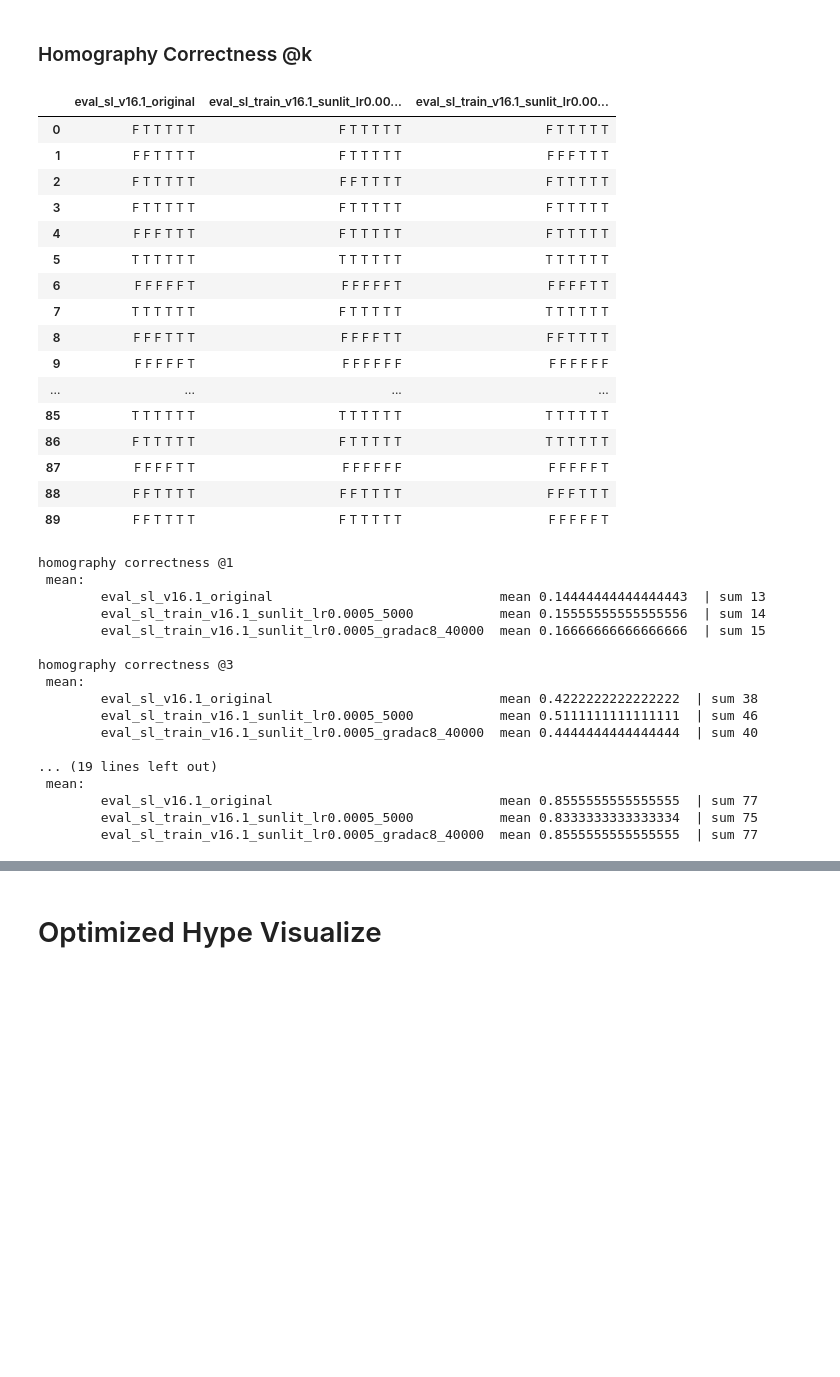
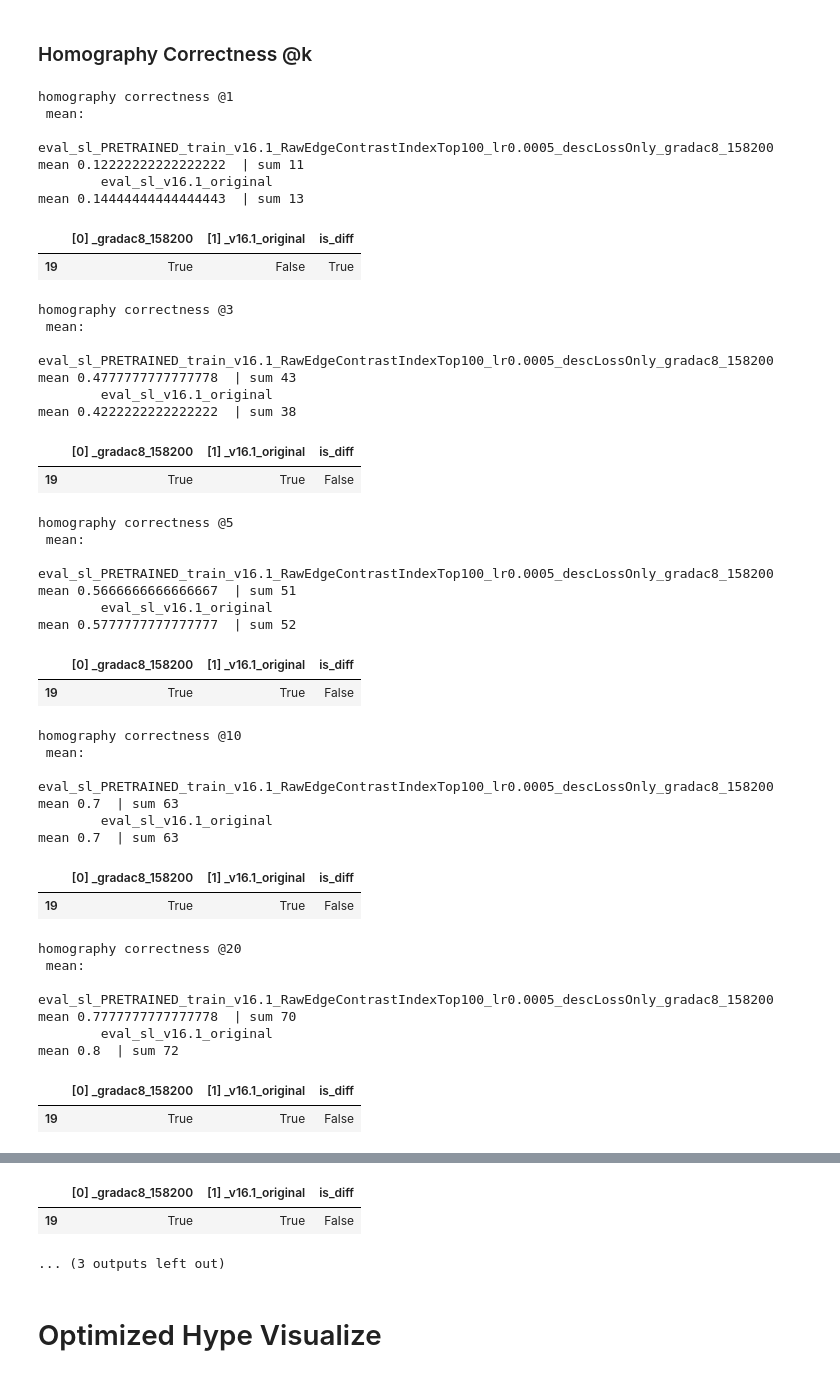
Before and after one commit to NontawatWuttikam/pytorch-superpoint, a Jupyter notebook: proxyopt_notebook/Analyze_Evaluations.ipynb, the cells around one changed output, grey strips where cells are left out. Drawn from its saved outputs; the diff is of its cells as text; code cells hidden in the pictures; blank space fills up the shorter version.

```diff
--- a/proxyopt_notebook/Analyze_Evaluations.ipynb
+++ b/proxyopt_notebook/Analyze_Evaluations.ipynb
@@ -19,9 +19,8 @@ pd.set_option('display.max_rows', 500)
 ### Specify Evaluation Directories
 # %%
 eval_log_dirs = [
+    "logs/eval_sl_PRETRAINED_train_v16.1_RawEdgeContrastIndexTop100_lr0.0005_descLossOnly_gradac8_158200",
     "logs/eval_sl_v16.1_original",
-    "logs/eval_sl_train_v16.1_sunlit_lr0.0005_5000",
-    "logs/eval_sl_train_v16.1_sunlit_lr0.0005_gradac8_40000"
 ]
 # %%
 objects = {}
@@ -109,69 +107,65 @@ def show_homography_correctness(obj, only_diff = False, row_id_to_filter = None,
         df["is_diff"] = (total.sum(axis = 0) < total.shape[0]) & (total.sum(axis = 0) > 0)
         if row_id_to_filter is not None:
             df = df.loc[row_id_to_filter]
         if only_diff:
             df = df[df["is_diff"] == True]
         print()
         if not single_table:
             display(df)
 
     if plot_image and row_id_to_filter is None:
         warnings.warn("Image will not be plotted, row_id_to_filter is None, plotting all images will slow down the notebook")
     if plot_image and row_id_to_filter is not None:
         for index, row in df.iterrows():
             print(f"pair {index}")
             for d in eval_log_dirs:
                 base_path = Path(d) / "predictions"
                 if plot == "matching":
                     image_filepath = base_path / "matching" / f"{index}m.png"
                 if plot == "warping":
                     image_filepath = base_path / "warping" / f"{index}.png"
                 image_image = cv2.imread(str(image_filepath))
                 plt.imshow(image_image[:,:,::-1])
                 plt.xlabel(f"\t{os.path.basename(d)}")
                 plt.show()
             print("")
 
 only_diff = False
-# row_id_to_filter =  [7]
-row_id_to_filter = None
-plot_image = False
-single_table = True
-plot = "matching"
+row_id_to_filter =  [19]
+# row_id_to_filter = None
+plot_image = True
+single_table = False
+plot = "warping"
 
 show_homography_correctness(objects, only_diff = only_diff, row_id_to_filter = row_id_to_filter, plot_image = plot_image, plot=plot, single_table=single_table)
 # %% [output]
+homography correctness @1
+ mean:
+        eval_sl_PRETRAINED_train_v16.1_RawEdgeContrastIndexTop100_lr0.0005_descLossOnly_gradac8_158200  mean 0.12222222222222222  | sum 11
+        eval_sl_v16.1_original                                                                          mean 0.14444444444444443  | sum 13
-|  | eval_sl_v16.1_original | eval_sl_train_v16.1_sunlit_lr0.00... | eval_sl_train_v16.1_sunlit_lr0.00... |
-| 0 | F T T T T T | F T T T T T | F T T T T T |
-| 1 | F F T T T T | F T T T T T | F F F T T T |
-| 2 | F T T T T T | F F T T T T | F T T T T T |
-| 3 | F T T T T T | F T T T T T | F T T T T T |
-| 4 | F F F T T T | F T T T T T | F T T T T T |
-| 5 | T T T T T T | T T T T T T | T T T T T T |
-| 6 | F F F F F T | F F F F F T | F F F F T T |
-| 7 | T T T T T T | F T T T T T | T T T T T T |
-| 8 | F F F T T T | F F F F T T | F F T T T T |
-| 9 | F F F F F T | F F F F F F | F F F F F F |
-| ... | ... | ... | ... |
-| 85 | T T T T T T | T T T T T T | T T T T T T |
-| 86 | F T T T T T | F T T T T T | T T T T T T |
-| 87 | F F F F T T | F F F F F F | F F F F F T |
-| 88 | F F T T T T | F F T T T T | F F F T T T |
-| 89 | F F T T T T | F T T T T T | F F F F F T |
+|  | [0] _gradac8_158200 | [1] _v16.1_original | is_diff |
+| 19 | True | False | True |
-homography correctness @1
- mean:
-        eval_sl_v16.1_original                             mean 0.14444444444444443  | sum 13
-        eval_sl_train_v16.1_sunlit_lr0.0005_5000           mean 0.15555555555555556  | sum 14
-        eval_sl_train_v16.1_sunlit_lr0.0005_gradac8_40000  mean 0.16666666666666666  | sum 15
-
-homography correctness @3
- mean:
-        eval_sl_v16.1_original                             mean 0.4222222222222222  | sum 38
-        eval_sl_train_v16.1_sunlit_lr0.0005_5000           mean 0.5111111111111111  | sum 46
-        eval_sl_train_v16.1_sunlit_lr0.0005_gradac8_40000  mean 0.4444444444444444  | sum 40
-
-... (19 lines left out)
- mean:
-        eval_sl_v16.1_original                             mean 0.8555555555555555  | sum 77
-        eval_sl_train_v16.1_sunlit_lr0.0005_5000           mean 0.8333333333333334  | sum 75
-        eval_sl_train_v16.1_sunlit_lr0.0005_gradac8_40000  mean 0.8555555555555555  | sum 77
+homography correctness @3
+ mean:
+        eval_sl_PRETRAINED_train_v16.1_RawEdgeContrastIndexTop100_lr0.0005_descLossOnly_gradac8_158200  mean 0.4777777777777778  | sum 43
+        eval_sl_v16.1_original                                                                          mean 0.4222222222222222  | sum 38
+|  | [0] _gradac8_158200 | [1] _v16.1_original | is_diff |
+| 19 | True | True | False |
+homography correctness @5
+ mean:
+        eval_sl_PRETRAINED_train_v16.1_RawEdgeContrastIndexTop100_lr0.0005_descLossOnly_gradac8_158200  mean 0.5666666666666667  | sum 51
+        eval_sl_v16.1_original                                                                          mean 0.5777777777777777  | sum 52
+|  | [0] _gradac8_158200 | [1] _v16.1_original | is_diff |
+| 19 | True | True | False |
+homography correctness @10
+ mean:
+        eval_sl_PRETRAINED_train_v16.1_RawEdgeContrastIndexTop100_lr0.0005_descLossOnly_gradac8_158200  mean 0.7  | sum 63
+        eval_sl_v16.1_original                                                                          mean 0.7  | sum 63
+|  | [0] _gradac8_158200 | [1] _v16.1_original | is_diff |
+| 19 | True | True | False |
+homography correctness @20
+ mean:
+        eval_sl_PRETRAINED_train_v16.1_RawEdgeContrastIndexTop100_lr0.0005_descLossOnly_gradac8_158200  mean 0.7777777777777778  | sum 70
+        eval_sl_v16.1_original                                                                          mean 0.8  | sum 72
+|  | [0] _gradac8_158200 | [1] _v16.1_original | is_diff |
+| 19 | True | True | False |
@@ -178,3 +176,6 @@ homography correctness @3
+|  | [0] _gradac8_158200 | [1] _v16.1_original | is_diff |
+| 19 | True | True | False |
+... (3 outputs left out)
 # %% [markdown]
 # Optimized Hype Visualize
 # %%
```
Also changed, not shown: parts of 3 cells of this notebook, 8 other files.
